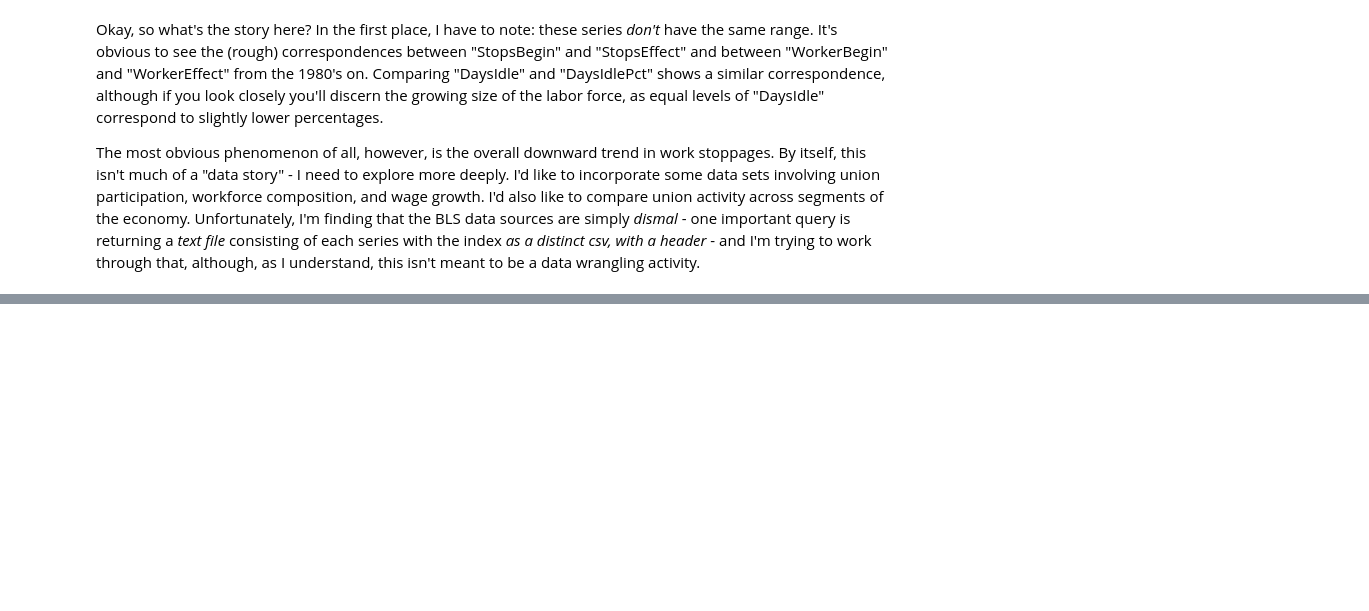
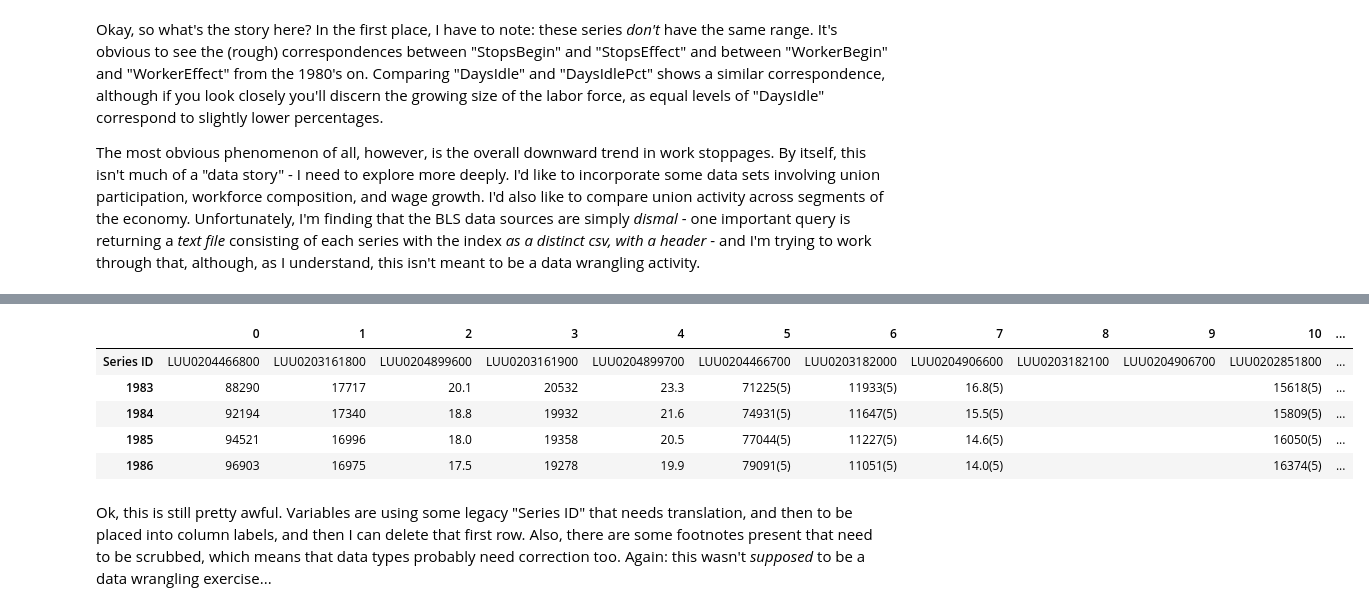
Before and after one commit to skizlik/labor-study, a Jupyter notebook: data story 1 - labor stoppages.ipynb, the cells around one changed output, grey strips where cells are left out. Cells and saved outputs as stored; diff of their text form; code cells hidden in the pictures; blank space fills up the shorter version.

```diff
--- a/data story 1 - labor stoppages.ipynb
+++ b/data story 1 - labor stoppages.ipynb
@@ -143,0 +171,2 @@ The most obvious phenomenon of all, however, is the overall downward trend in wo
+# %%
+union.index = union.index.str.replace('Annual ','')
@@ -143,0 +182,11 @@ The most obvious phenomenon of all, however, is the overall downward trend in wo
+# %%
+union.head()
+# %% [output]
+|  | 0 | 1 | 2 | 3 | 4 | 5 | 6 | 7 | 8 | 9 | 10 | ... |
+| Series ID | LUU0204466800 | LUU0203161800 | LUU0204899600 | LUU0203161900 | LUU0204899700 | LUU0204466700 | LUU0203182000 | LUU0204906600 | LUU0203182100 | LUU0204906700 | LUU0202851800 | ... |
+| 1983 | 88290 | 17717 | 20.1 | 20532 | 23.3 | 71225(5) | 11933(5) | 16.8(5) |  |  | 15618(5) | ... |
+| 1984 | 92194 | 17340 | 18.8 | 19932 | 21.6 | 74931(5) | 11647(5) | 15.5(5) |  |  | 15809(5) | ... |
+| 1985 | 94521 | 16996 | 18.0 | 19358 | 20.5 | 77044(5) | 11227(5) | 14.6(5) |  |  | 16050(5) | ... |
+| 1986 | 96903 | 16975 | 17.5 | 19278 | 19.9 | 79091(5) | 11051(5) | 14.0(5) |  |  | 16374(5) | ... |
+# %% [markdown]
+Ok, this is still pretty awful.  Variables are using some legacy "Series ID" that needs translation, and then to be placed into column labels, and then I can delete that first row.  Also, there are some footnotes present that need to be scrubbed, which means that data types probably need correction too.  Again:  this wasn't _supposed_ to be a data wrangling exercise...
```
Also changed, not shown: parts of 13 cells of this notebook.
